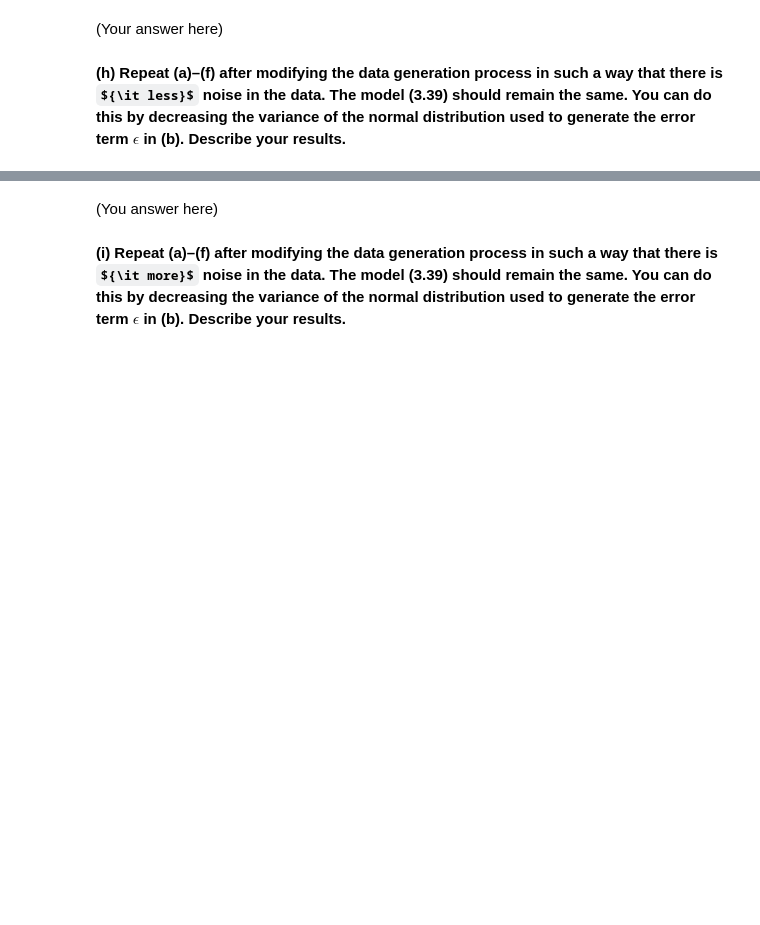
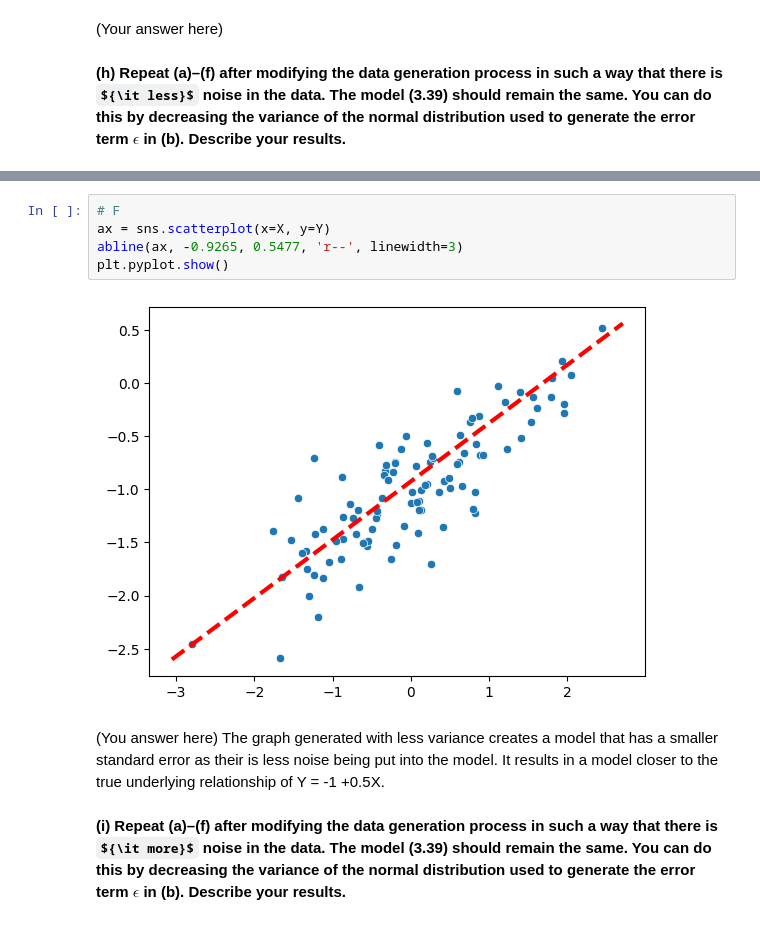
Before and after one commit to WillDBM/DATA-303, a Jupyter notebook: Lab/Armentrout_William_Lab4.ipynb, the cells around one changed output, grey strips where cells are left out. Cells and saved outputs as stored; diff of their text form; some formulas as TeX source; blank space fills up the shorter version.

```diff
--- a/Lab/Armentrout_William_Lab4.ipynb
+++ b/Lab/Armentrout_William_Lab4.ipynb
@@ -183,5 +204,13 @@ $\epsilon$ in (b). Describe your results.**
+# %%
+# F
+ax = sns.scatterplot(x=X, y=Y)
+abline(ax, -0.9265, 0.5477, 'r--', linewidth=3)
+plt.pyplot.show()
+# %% [output]
+[figure, added]
 # %% [markdown]
 (You answer here)
+The graph generated with less variance creates a model that has a smaller standard error as their is less noise being put into the model. It results in a model closer to the true underlying relationship of Y = -1 +0.5X.
 # %% [markdown]
 **(i) Repeat (a)–(f) after modifying the data generation process in
 such a way that there is ${\it more}$ noise in the data. The model (3.39)
```
Also changed, not shown: parts of 9 cells of this notebook.
